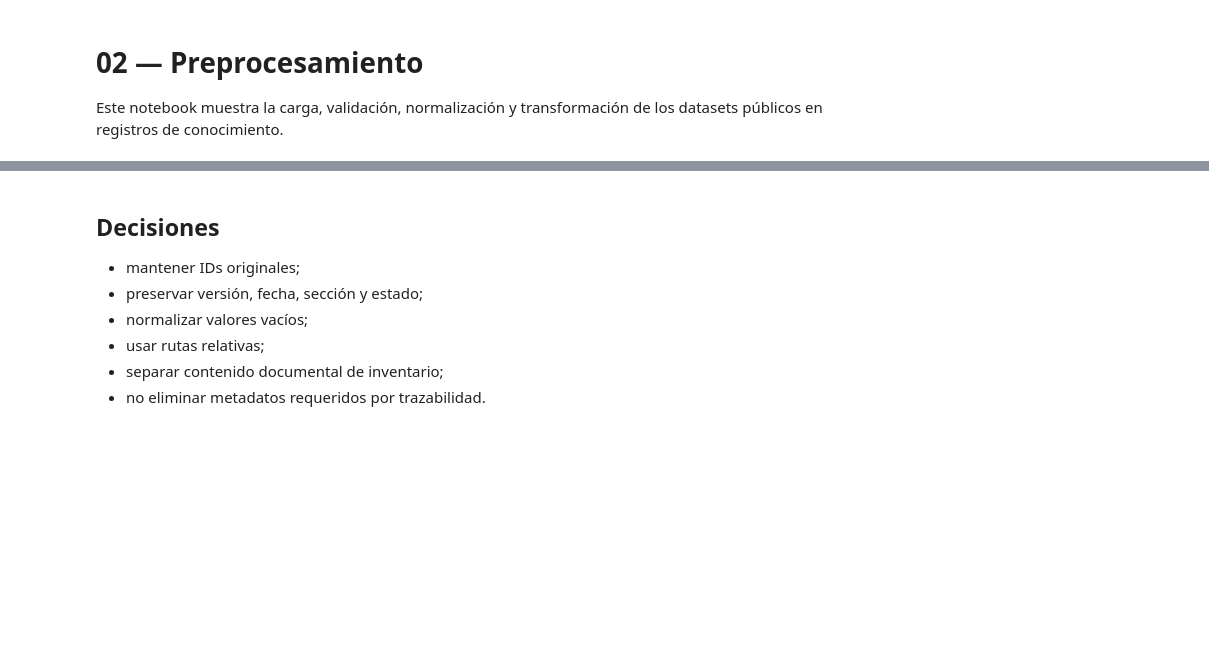
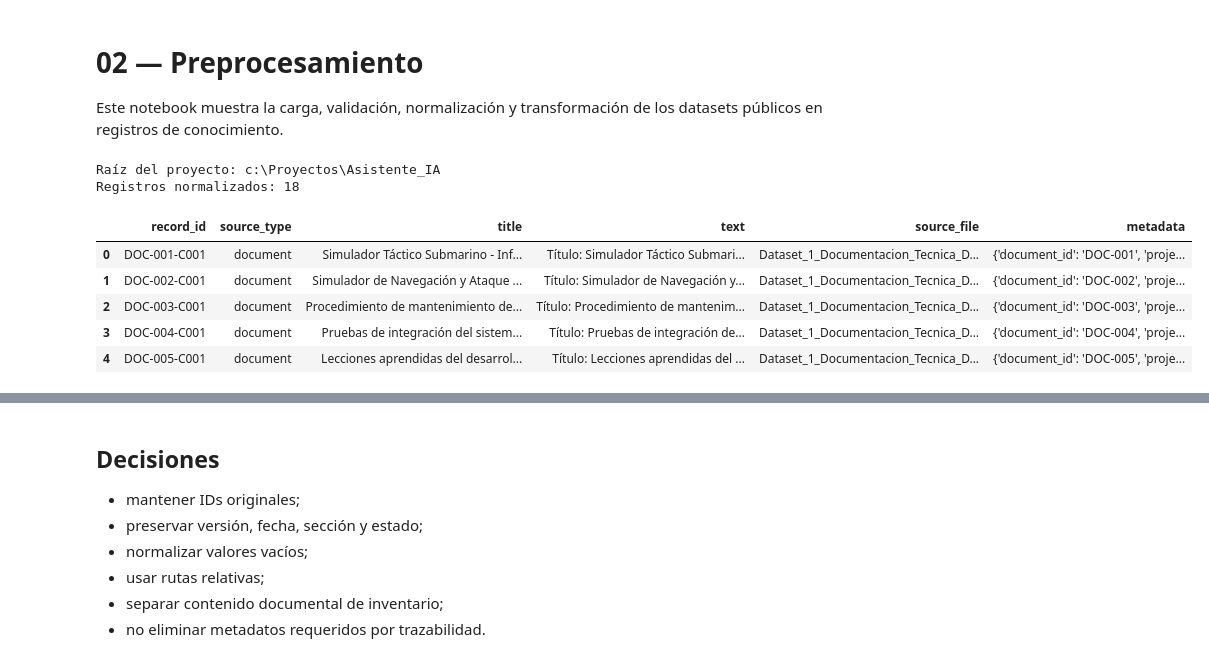
Before and after one commit to juanbajanag/asistente-ia-dindes, a Jupyter notebook: notebooks/02_preprocesamiento.ipynb, the cells around one changed output, grey strips where cells are left out. Saved outputs shown, nothing was run; the diff lists cells and outputs as text; code cells hidden in the pictures; blank space fills up the shorter version.

```diff
--- a/notebooks/02_preprocesamiento.ipynb
+++ b/notebooks/02_preprocesamiento.ipynb
@@ -4,18 +4,34 @@
 Este notebook muestra la carga, validación, normalización y transformación de los datasets públicos en registros de conocimiento.
 # %%
 from pathlib import Path
-import pandas as pd
-from src.data_processing import build_sample_corpus, records_to_dataframe
+import sys
 
 ROOT = Path.cwd()
 if ROOT.name == "notebooks":
     ROOT = ROOT.parent
 
+if str(ROOT) not in sys.path:
+    sys.path.insert(0, str(ROOT))
+
+import pandas as pd
+
+from src.data_processing import build_sample_corpus, records_to_dataframe
+
 records = build_sample_corpus(ROOT / "data")
 df = records_to_dataframe(records)
 
+print("Raíz del proyecto:", ROOT)
 print("Registros normalizados:", len(records))
 display(df.head())
+# %% [output]
+Raíz del proyecto: c:\Proyectos\Asistente_IA
+Registros normalizados: 18
+|  | record_id | source_type | title | text | source_file | metadata |
+| 0 | DOC-001-C001 | document | Simulador Táctico Submarino - Inf... | Título: Simulador Táctico Submari... | Dataset_1_Documentacion_Tecnica_D... | {'document_id': 'DOC-001', 'proje... |
+| 1 | DOC-002-C001 | document | Simulador de Navegación y Ataque ... | Título: Simulador de Navegación y... | Dataset_1_Documentacion_Tecnica_D... | {'document_id': 'DOC-002', 'proje... |
+| 2 | DOC-003-C001 | document | Procedimiento de mantenimiento de... | Título: Procedimiento de mantenim... | Dataset_1_Documentacion_Tecnica_D... | {'document_id': 'DOC-003', 'proje... |
+| 3 | DOC-004-C001 | document | Pruebas de integración del sistem... | Título: Pruebas de integración de... | Dataset_1_Documentacion_Tecnica_D... | {'document_id': 'DOC-004', 'proje... |
+| 4 | DOC-005-C001 | document | Lecciones aprendidas del desarrol... | Título: Lecciones aprendidas del ... | Dataset_1_Documentacion_Tecnica_D... | {'document_id': 'DOC-005', 'proje... |
 # %%
 print(df["source_type"].value_counts())
 print("IDs duplicados:", df["record_id"].duplicated().sum())
```
Also changed, not shown: parts of 2 cells of this notebook, 22 other files.
